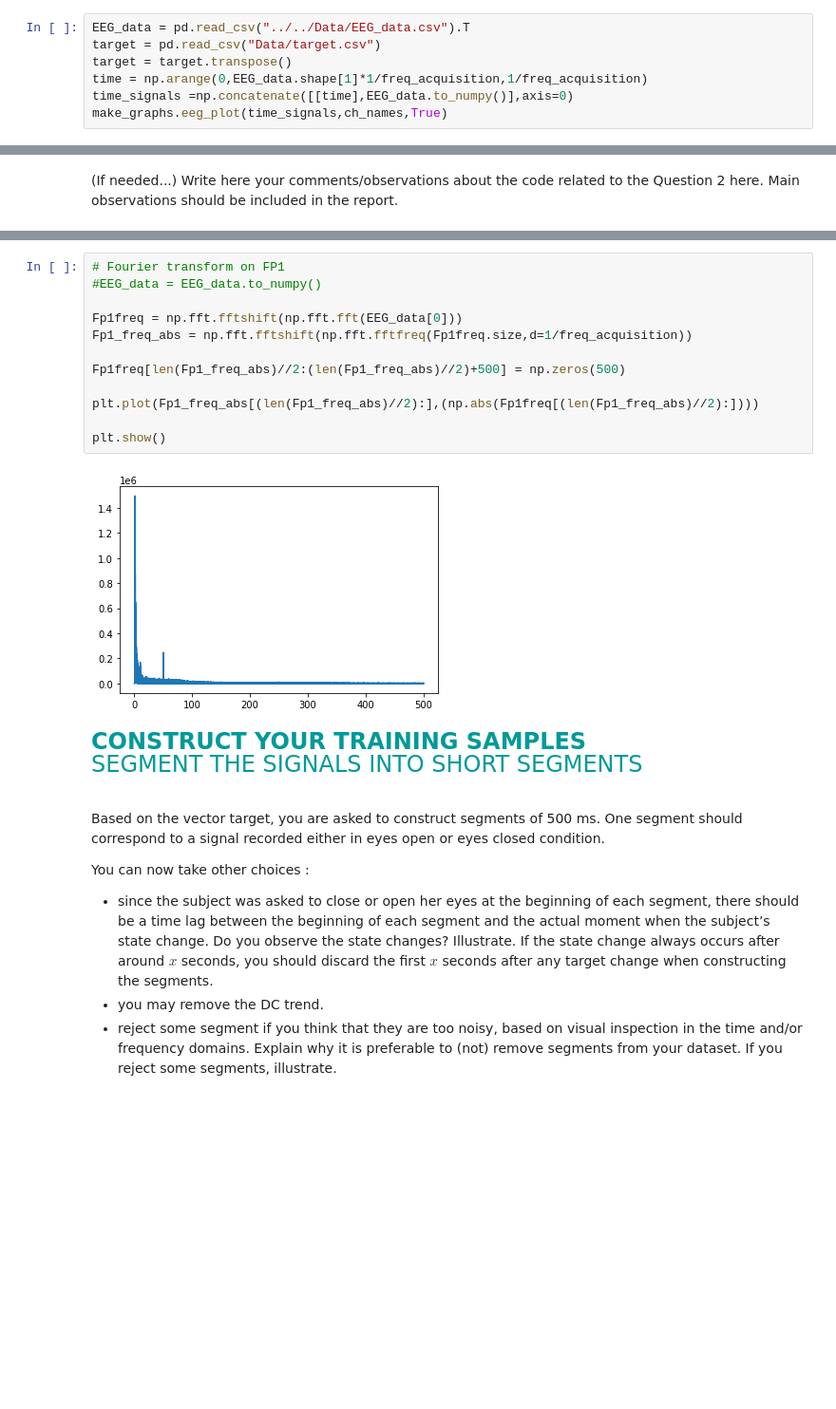
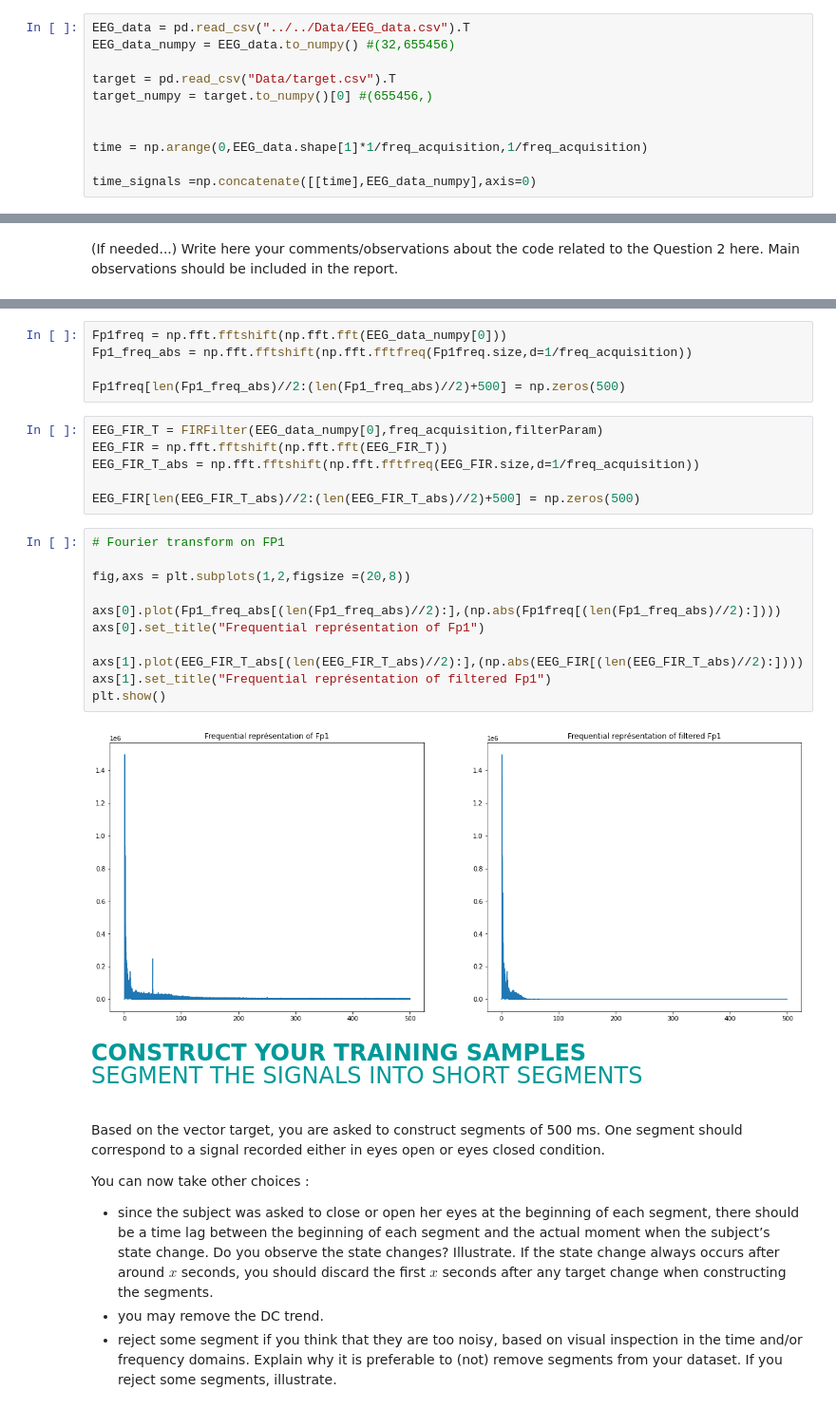
Before and after one commit to gdeside/LGBIO2020, a Jupyter notebook: Projects/project.ipynb, the cells around one changed output, grey strips where cells are left out. Shown at 95% size. Drawn from its saved outputs; the diff is of its cells as text; blank space fills up the shorter version.

```diff
--- a/Projects/project.ipynb
+++ b/Projects/project.ipynb
@@ -109,7 +117,11 @@ freq_acquisition = 1000
 # %%
 EEG_data = pd.read_csv("../../Data/EEG_data.csv").T
-target = pd.read_csv("Data/target.csv")
-target = target.transpose()
+EEG_data_numpy = EEG_data.to_numpy() #(32,655456)
+
+target = pd.read_csv("Data/target.csv").T
+target_numpy = target.to_numpy()[0] #(655456,)
+
+
 time = np.arange(0,EEG_data.shape[1]*1/freq_acquisition,1/freq_acquisition)
-time_signals =np.concatenate([[time],EEG_data.to_numpy()],axis=0)
-make_graphs.eeg_plot(time_signals,ch_names,True)
+
+time_signals =np.concatenate([[time],EEG_data_numpy],axis=0)
@@ -147,17 +206,27 @@ Decide wether or not you want to preprocess you data. Explain and comment why yo
 # %%
-# Fourier transform on FP1
-#EEG_data = EEG_data.to_numpy()
-
-Fp1freq = np.fft.fftshift(np.fft.fft(EEG_data[0]))
+Fp1freq = np.fft.fftshift(np.fft.fft(EEG_data_numpy[0]))
 Fp1_freq_abs = np.fft.fftshift(np.fft.fftfreq(Fp1freq.size,d=1/freq_acquisition))
 
 Fp1freq[len(Fp1_freq_abs)//2:(len(Fp1_freq_abs)//2)+500] = np.zeros(500)
-
-plt.plot(Fp1_freq_abs[(len(Fp1_freq_abs)//2):],(np.abs(Fp1freq[(len(Fp1_freq_abs)//2):])))
-
-plt.show()
-# %% [output]
-[figure, removed]
+# %%
+EEG_FIR_T = FIRFilter(EEG_data_numpy[0],freq_acquisition,filterParam)
+EEG_FIR = np.fft.fftshift(np.fft.fft(EEG_FIR_T))
+EEG_FIR_T_abs = np.fft.fftshift(np.fft.fftfreq(EEG_FIR.size,d=1/freq_acquisition))
+
+EEG_FIR[len(EEG_FIR_T_abs)//2:(len(EEG_FIR_T_abs)//2)+500] = np.zeros(500)
+# %%
+# Fourier transform on FP1
+
+fig,axs = plt.subplots(1,2,figsize =(20,8))
+
+axs[0].plot(Fp1_freq_abs[(len(Fp1_freq_abs)//2):],(np.abs(Fp1freq[(len(Fp1_freq_abs)//2):])))
+axs[0].set_title("Frequential représentation of Fp1")
+
+axs[1].plot(EEG_FIR_T_abs[(len(EEG_FIR_T_abs)//2):],(np.abs(EEG_FIR[(len(EEG_FIR_T_abs)//2):])))
+axs[1].set_title("Frequential représentation of filtered Fp1")
+plt.show()
+# %% [output]
+[figure, added]
 # %% [markdown]
 <font size=5 color=#009999> <b> CONSTRUCT YOUR TRAINING SAMPLES </b> <br>
 SEGMENT THE SIGNALS INTO SHORT SEGMENTS
```
Also changed, not shown: parts of 25 cells of this notebook, 5 other files.
